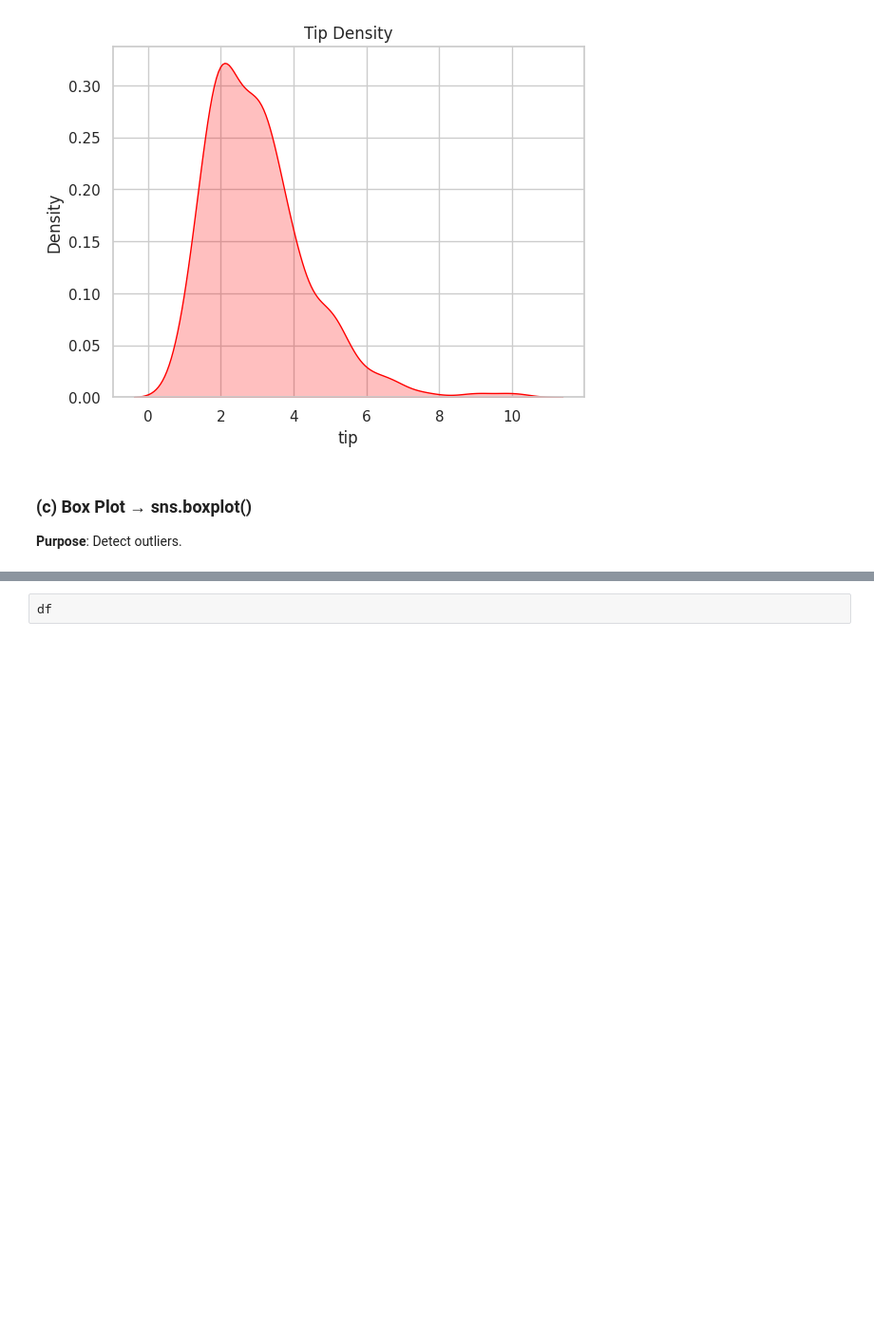
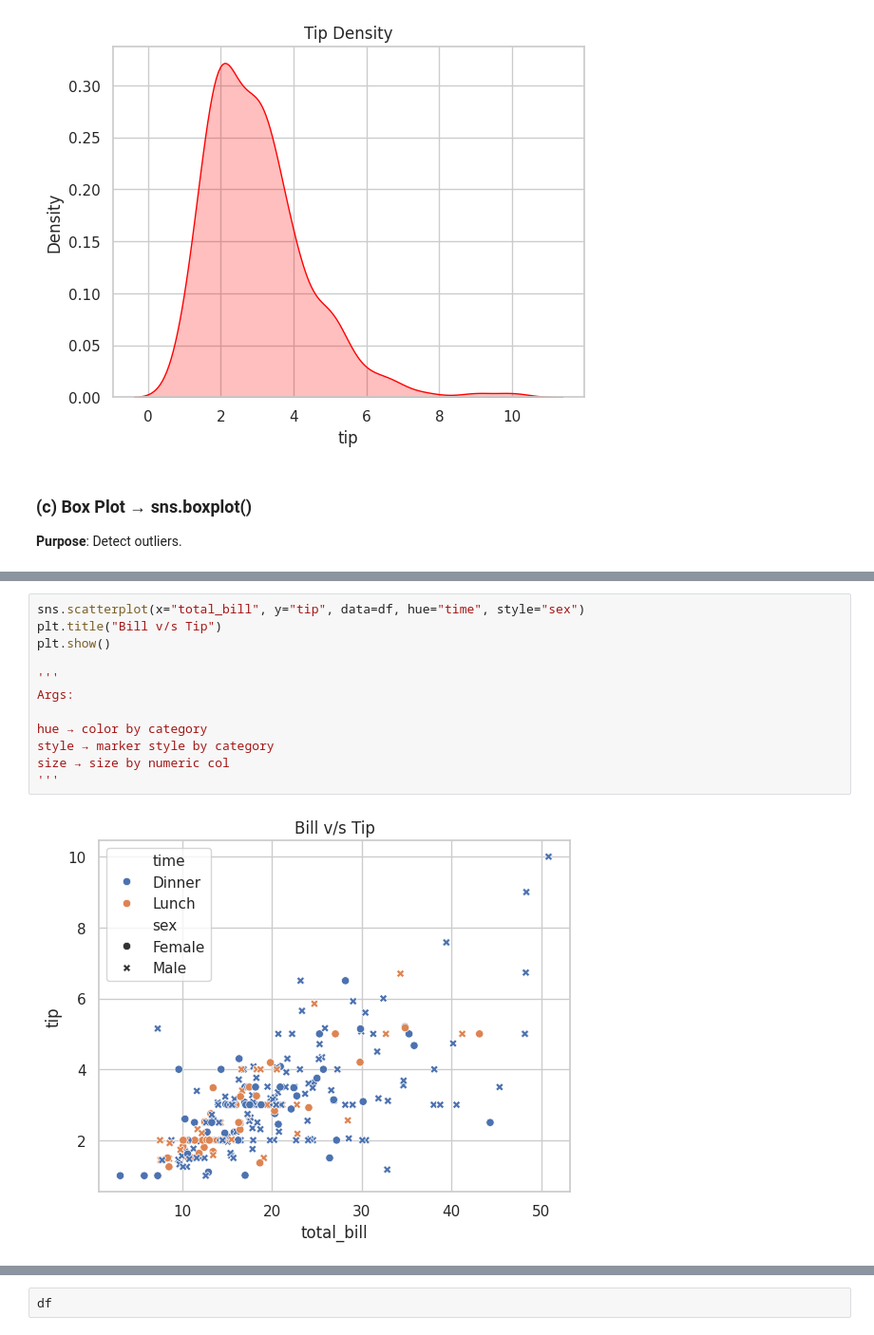
Before and after one commit to megabytis/applied-ML-notebooks, a Jupyter notebook: Seaborn/seaborn_notes.ipynb, the cells around one changed output, grey strips where cells are left out. Shown at 95% size. Cells and saved outputs as stored; diff of their text form; blank space fills up the shorter version.

```diff
--- a/Seaborn/seaborn_notes.ipynb
+++ b/Seaborn/seaborn_notes.ipynb
@@ -87,0 +150,14 @@ plt.show()
+# %%
+sns.scatterplot(x="total_bill", y="tip", data=df, hue="time", style="sex")
+plt.title("Bill v/s Tip")
+plt.show()
+
+'''
+Args:
+
+hue → color by category
+style → marker style by category
+size → size by numeric col
+'''
+# %% [output]
+[figure, added]
```
Also changed, not shown: parts of 16 cells of this notebook.
